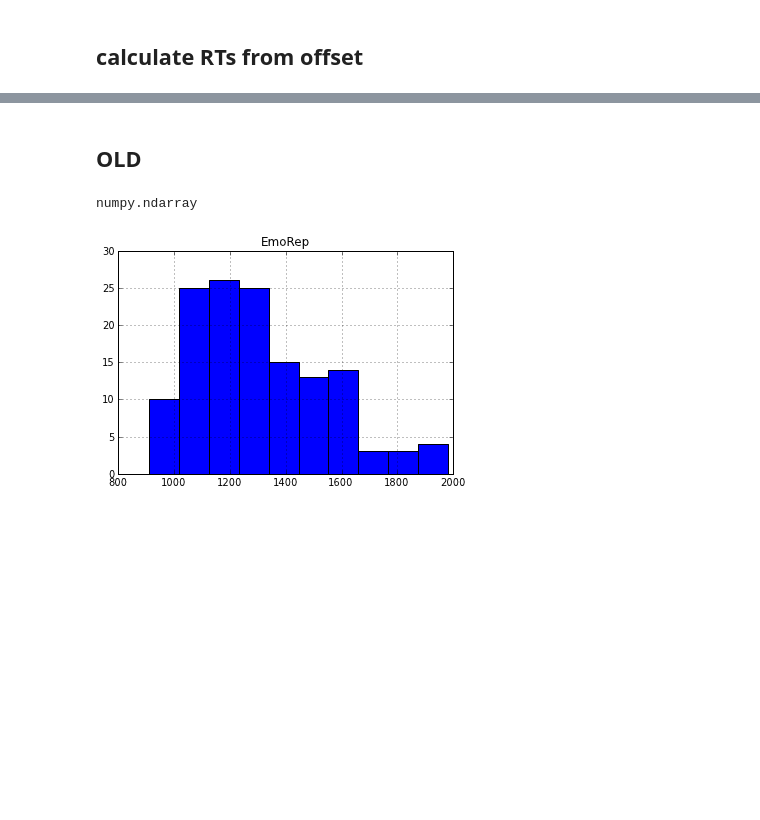
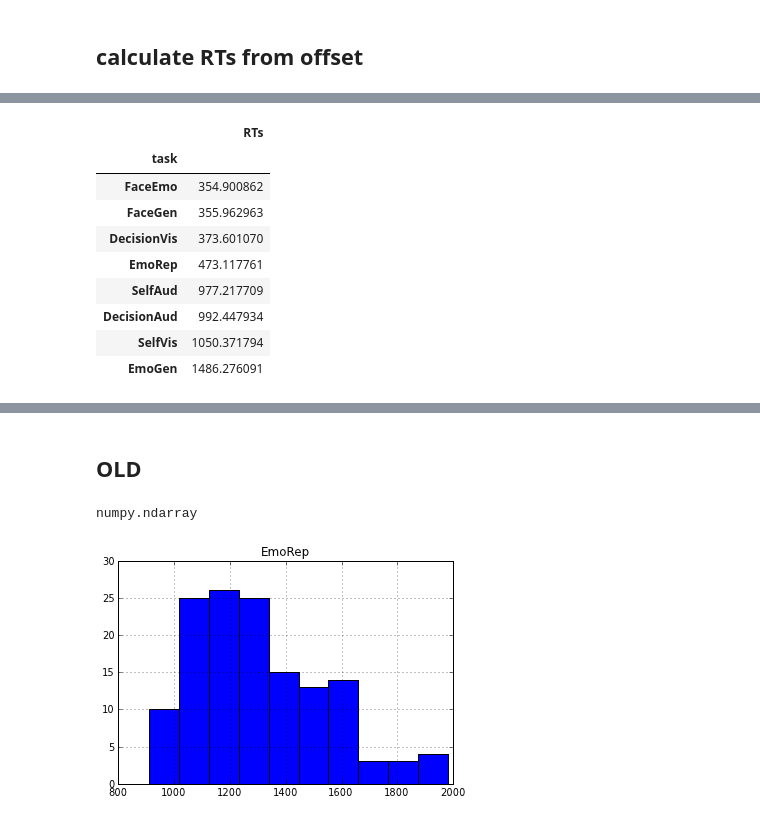
Before and after one commit to matarhaller/ECOGpy, a Jupyter notebook: RThists.ipynb, the cells around one changed output, grey strips where cells are left out. Cells and saved outputs as stored; diff of their text form; code cells hidden in the pictures; blank space fills up the shorter version.

```diff
--- a/RThists.ipynb
+++ b/RThists.ipynb
@@ -242,0 +269,13 @@ NameError: name 'varnames' is not defined
+# %%
+dfall.groupby('task').mean().sort('RTs')
+# %% [output]
+|  | RTs |
+| task |  |
+| FaceEmo | 354.900862 |
+| FaceGen | 355.962963 |
+| DecisionVis | 373.601070 |
+| EmoRep | 473.117761 |
+| SelfAud | 977.217709 |
+| DecisionAud | 992.447934 |
+| SelfVis | 1050.371794 |
+| EmoGen | 1486.276091 |
```
Also changed, not shown: parts of 21 cells of this notebook, 8 other files.
